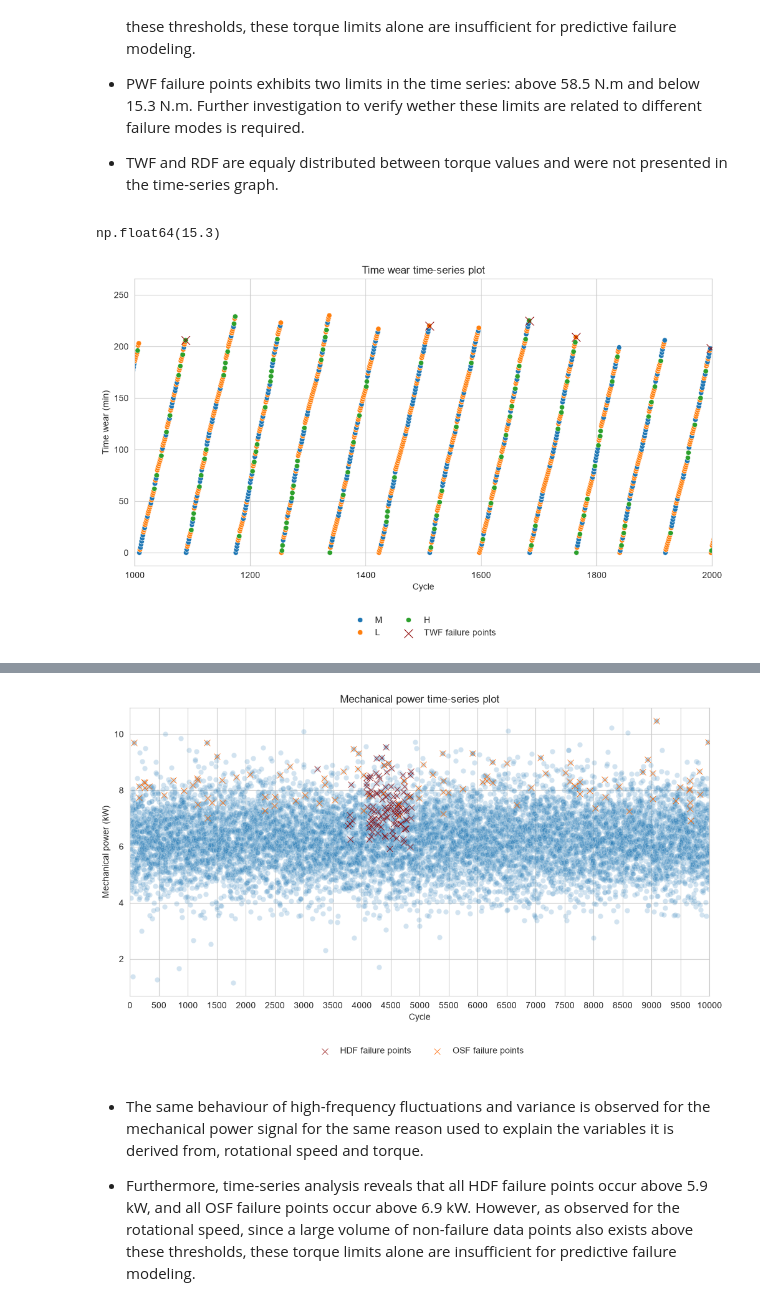
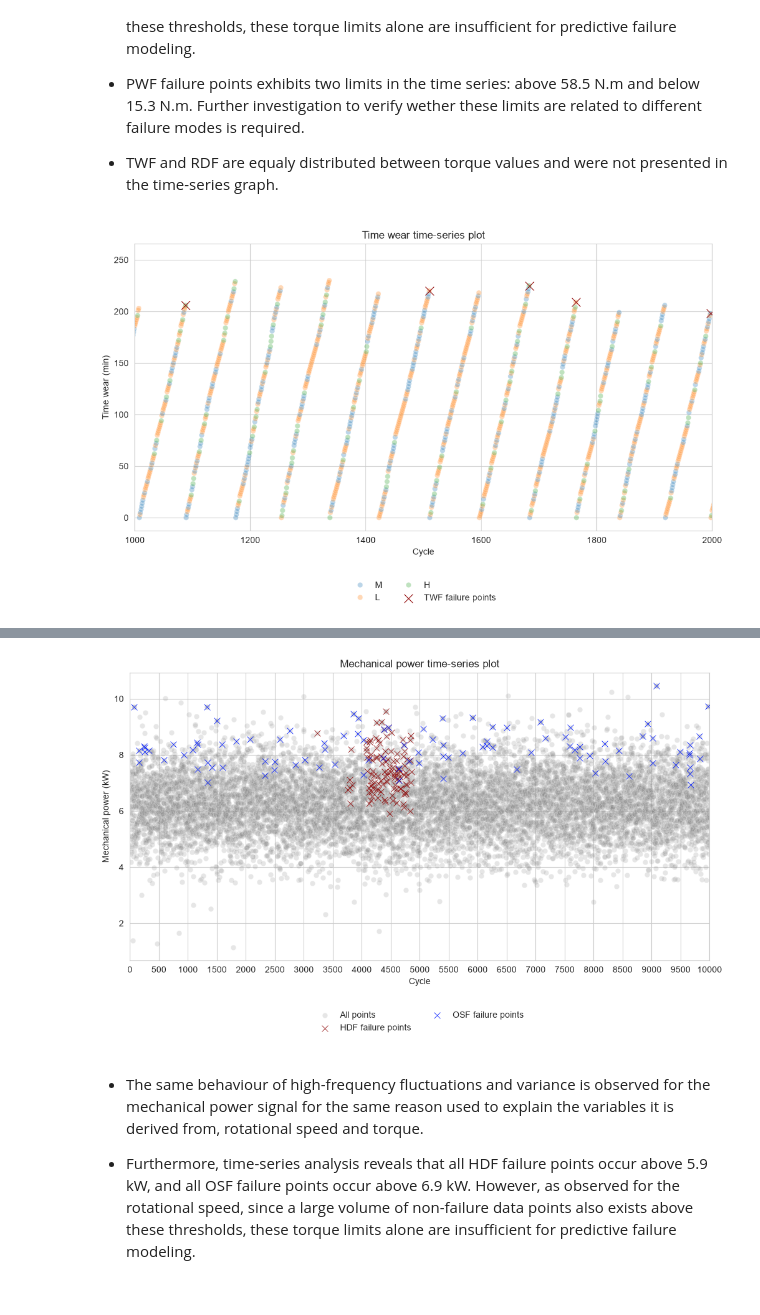
Before and after one commit to ghperez/milling-pdm, a Jupyter notebook: notebooks/03_process_variables_analysis.ipynb, the cells around one changed output, grey strips where cells are left out. Cells and saved outputs as stored; diff of their text form; code cells hidden in the pictures.

Commit message:
Fixed color palette of all graphs

```diff
--- a/notebooks/03_process_variables_analysis.ipynb
+++ b/notebooks/03_process_variables_analysis.ipynb
@@ -272,10 +277,6 @@ plt.show()
 - PWF failure points exhibits two limits in the time series: above 58.5 N.m and below 15.3 N.m. Further investigation to verify wether these limits are related to different failure modes is required.
 
 - TWF and RDF are equaly distributed between torque values and were not presented in the time-series graph.
-# %%
-df_pwf[df_pwf < 40].max()
-# %% [output]
-np.float64(15.3)
 # %%
 # Time-series plot of tool_wear_min
 
@@ -300,7 +301,8 @@ sns.set_style("whitegrid")
 sns.scatterplot(x="register_id",
                 y="tool_wear_min",
                 data=df,
-                hue="product_type")
+                hue="product_type",
+                alpha=0.3)
 
 ## Plot failures
 sns.scatterplot(data=df_twf,
@@ -331,6 +333,6 @@ plt.legend(
 )
 plt.show()
 # %% [output]
-[figure, old version]
+[figure, new version]
 # %% [markdown]
 - The analysis of tool wear relative to operation cycles shows that the same tool is used across a sequence of machining operations with varying product qualities before replacement, resetting the wear counter. Furthermore, not all tool change events coincide with Tool Wear Failure (TWF), indicating the application of a preventive maintenance policy triggered by multivariant criteria rather than the wear counter alone. As tool wear values at the moment of preventive replacement are inconsistent, the wear counter is clearly not the sole determinant for component substitution.
@@ -358,38 +361,40 @@ plt.figure(figsize=(12, 6))
 sns.set_style("whitegrid")
 # sns.lineplot(data=df_power.rename(rename_dict))
 sns.scatterplot(data=df_power.rename(rename_dict),
-                alpha=0.2)
+                alpha=0.2,
+                color="#858585",
+                label="All points")
 
 # Plot failures
 sns.scatterplot(data=df_hdf,
                 marker="x",
                 s=50,
                 color="#920C0C",
                 zorder=5,
                 label="HDF failure points");
 
 sns.scatterplot(data=df_osf,
                 marker="x",
                 s=50,
-                color="#FF6600",
+                color="#001AFF",
                 zorder=5,
                 label="OSF failure points");
 
 ## Plot settings
 plt.xlim(left=0, right=10000)
 plt.xticks(np.arange(0,10001,500))
 plt.title("Mechanical power time-series plot")
 plt.xlabel("Cycle")
 plt.ylabel("Mechanical power (kW)")
 plt.legend(
     loc='upper center',
     bbox_to_anchor=(0.5, -0.15),
     ncol=2,
     frameon=False
 )
 plt.show()
 # %% [output]
-[figure, old version]
+[figure, new version]
 # %% [markdown]
 - The same behaviour of high-frequency fluctuations and variance is observed for the mechanical power signal for the same reason used to explain the variables it is derived from, rotational speed and torque.
 
```
Also changed, not shown: parts of 3 cells of this notebook.
